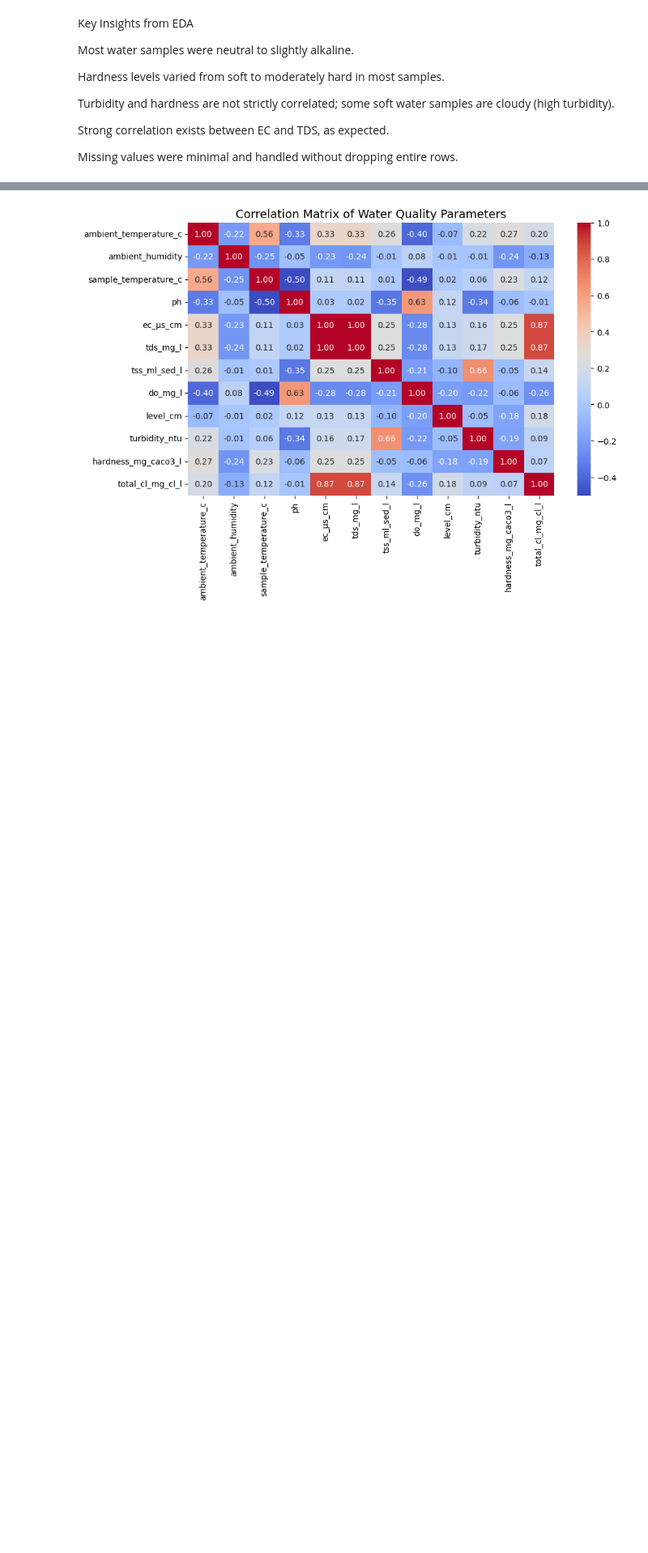
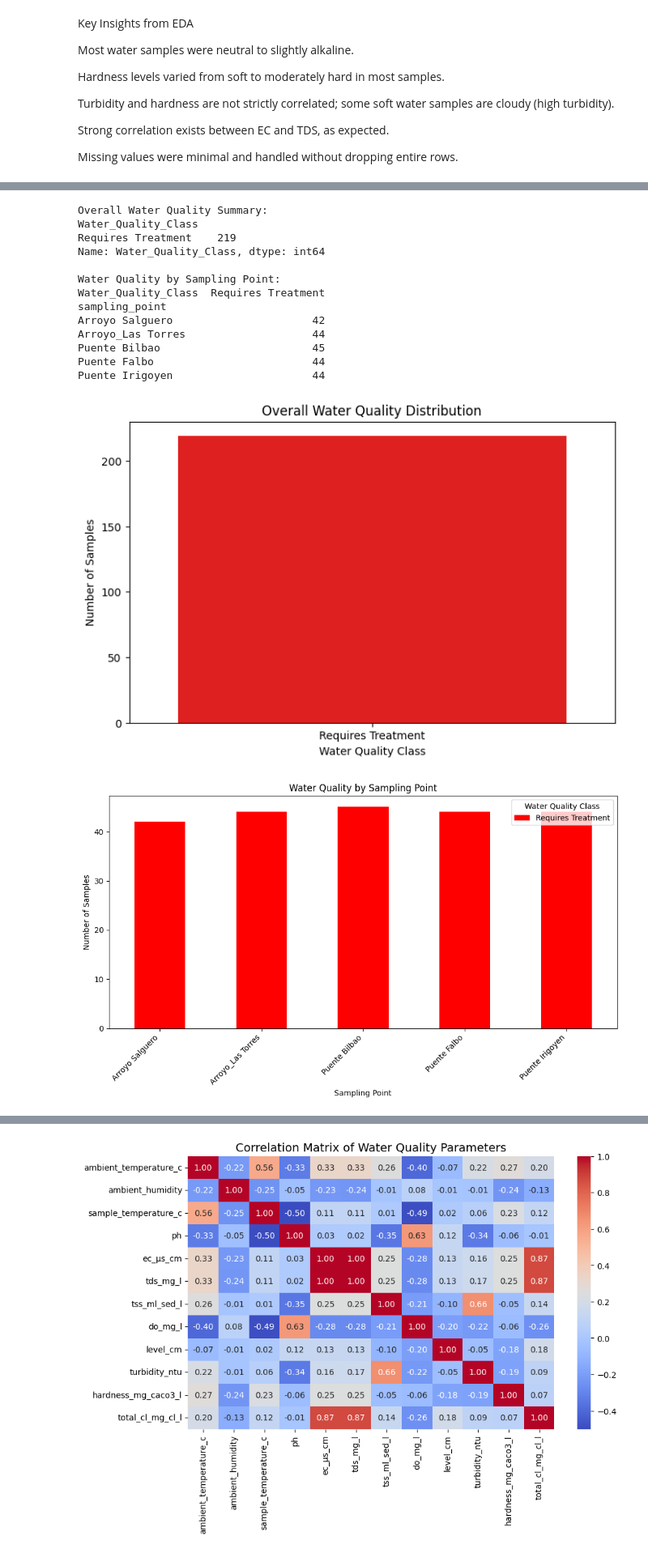
Before and after one commit to Jeremy809/Workplace, a Jupyter notebook: QCTO---Workplace-Module-Notebook-Template-4572.ipynb, the cells around one changed output, grey strips where cells are left out. Shown at 81% size. Cells and saved outputs as stored; diff of their text form; code cells hidden in the pictures; blank space fills up the shorter version.

```diff
--- a/QCTO---Workplace-Module-Notebook-Template-4572.ipynb
+++ b/QCTO---Workplace-Module-Notebook-Template-4572.ipynb
@@ -549,20 +550,3 @@ Turbidity and hardness are not strictly correlated; some soft water samples are
 Strong correlation exists between EC and TDS, as expected.
 
 Missing values were minimal and handled without dropping entire rows.
-# %%
-# Hardness Level
-bins  = [0, 60, 120, 180, float('inf')]
-labels = ['Soft', 'Moderately Hard', 'Hard', 'Very Hard']
-df['hardness_level'] = pd.cut(df['hardness_mg_caco3_l'], bins=bins, labels=labels, include_lowest=True)
-
-# Water Quality Class (Safe / Requires Treatment)
-def classify_water_quality(row):
-    if (6.5 <= row['ph'] <= 8.5) and (row['hardness_mg_caco3_l'] <= 120) and (row['turbidity_ntu'] <= 5):
-        return 'Safe'
-    else:
-        return 'Requires Treatment'
-
-df['Water_Quality_Class'] = df.apply(classify_water_quality, axis=1)
-
-# Save cleaned dataset
-df.to_csv("cleaned_water_quality.csv", index=False)
@@ -568,0 +588,54 @@ df.to_csv("cleaned_water_quality.csv", index=False)
+# %%
+import matplotlib.pyplot as plt
+import seaborn as sns
+import pandas as pd
+
+# -----------------------------
+# Summary Table
+# -----------------------------
+summary_table = df.groupby('Water_Quality_Class')['Water_Quality_Class'].count()
+print("\nOverall Water Quality Summary:")
+print(summary_table)
+
+# Summary by Sampling Point
+site_summary = df.groupby(['sampling_point', 'Water_Quality_Class']).size().unstack(fill_value=0)
+print("\nWater Quality by Sampling Point:")
+print(site_summary)
+
+# -----------------------------
+# Bar Plot — Overall Distribution
+# -----------------------------
+plt.figure(figsize=(8,5))
+sns.countplot(data=df, x='Water_Quality_Class', palette=['red','green'])
+plt.title('Overall Water Quality Distribution')
+plt.ylabel('Number of Samples')
+plt.xlabel('Water Quality Class')
+plt.show()
+
+# -----------------------------
+# Stacked Bar Plot — by Sampling Point
+# -----------------------------
+site_summary.plot(kind='bar', stacked=True, figsize=(10,6), color=['red','green'])
+plt.title('Water Quality by Sampling Point')
+plt.ylabel('Number of Samples')
+plt.xlabel('Sampling Point')
+plt.legend(title='Water Quality Class')
+plt.xticks(rotation=45, ha='right')
+plt.tight_layout()
+plt.show()
+# %% [output]
+Overall Water Quality Summary:
+Water_Quality_Class
+Requires Treatment    219
+Name: Water_Quality_Class, dtype: int64
+
+Water Quality by Sampling Point:
+Water_Quality_Class  Requires Treatment
+sampling_point
+Arroyo Salguero                      42
+Arroyo_Las Torres                    44
+Puente Bilbao                        45
+Puente Falbo                         44
+Puente Irigoyen                      44
+[figure, added]
+[figure, added]
```
Also changed, not shown: parts of 9 cells of this notebook, 1 other file.
